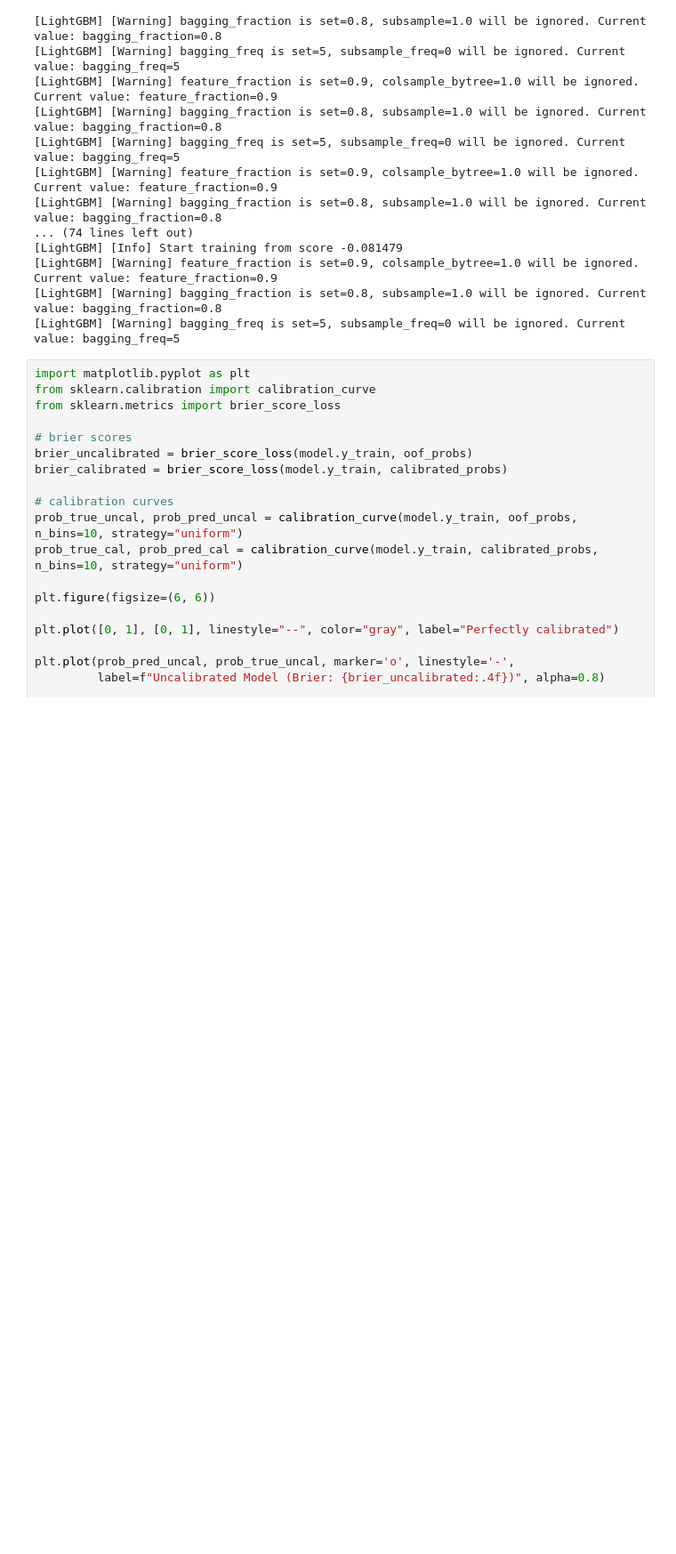
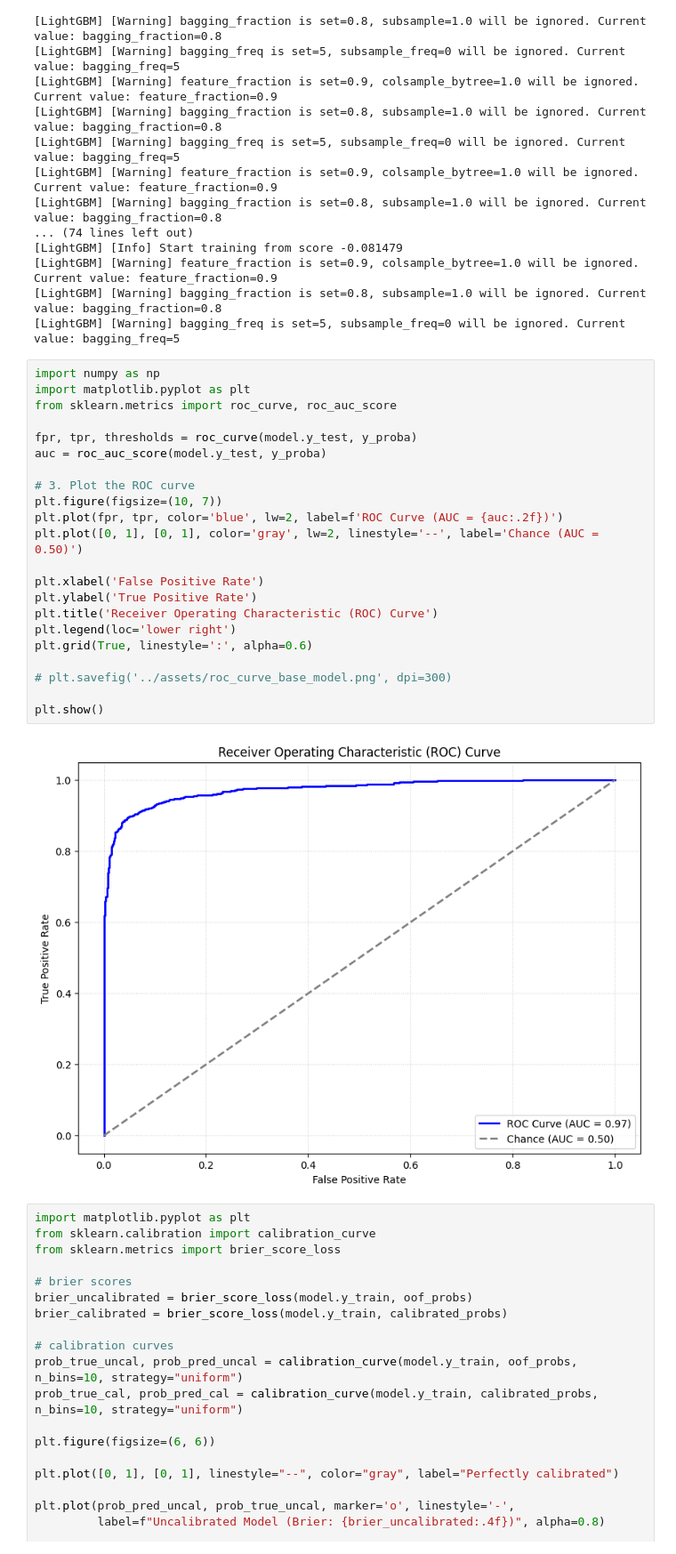
Before and after one commit to F1xedbot/PCCEntropy, a Jupyter notebook: notebooks/analysis.ipynb, the cells around one changed output. Shown: that part at 89% size. Drawn from its saved outputs; the diff is of its cells as text; blank space fills up the shorter version.

```diff
--- a/notebooks/analysis.ipynb
+++ b/notebooks/analysis.ipynb
@@ -53,6 +95,30 @@ Evaluating model...
 [LightGBM] [Warning] feature_fraction is set=0.9, colsample_bytree=1.0 will be ignored. Current value: feature_fraction=0.9
 [LightGBM] [Warning] bagging_fraction is set=0.8, subsample=1.0 will be ignored. Current value: bagging_fraction=0.8
 [LightGBM] [Warning] bagging_freq is set=5, subsample_freq=0 will be ignored. Current value: bagging_freq=5
+# %%
+import numpy as np
+import matplotlib.pyplot as plt
+from sklearn.metrics import roc_curve, roc_auc_score
+
+fpr, tpr, thresholds = roc_curve(model.y_test, y_proba)
+auc = roc_auc_score(model.y_test, y_proba)
+
+# 3. Plot the ROC curve
+plt.figure(figsize=(10, 7))
+plt.plot(fpr, tpr, color='blue', lw=2, label=f'ROC Curve (AUC = {auc:.2f})')
+plt.plot([0, 1], [0, 1], color='gray', lw=2, linestyle='--', label='Chance (AUC = 0.50)')
+
+plt.xlabel('False Positive Rate')
+plt.ylabel('True Positive Rate')
+plt.title('Receiver Operating Characteristic (ROC) Curve')
+plt.legend(loc='lower right')
+plt.grid(True, linestyle=':', alpha=0.6)
+
+# plt.savefig('../assets/roc_curve_base_model.png', dpi=300)
+
+plt.show()
+# %% [output]
+[figure, added]
 # %%
 import matplotlib.pyplot as plt
 from sklearn.calibration import calibration_curve
```
Also changed, not shown: parts of 6 cells of this notebook.
